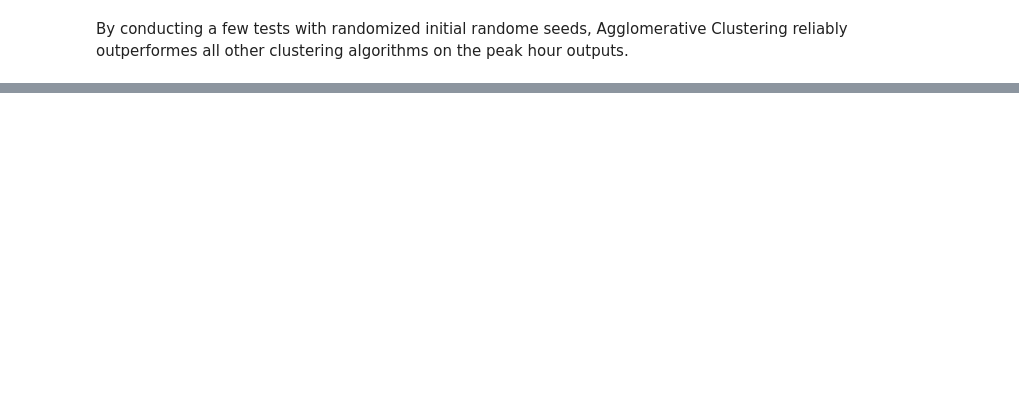
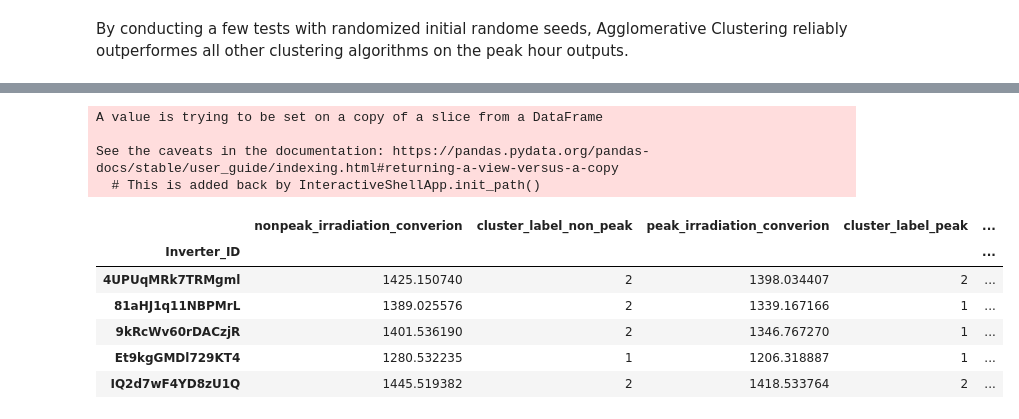
Before and after one commit to mx-hxh/colab-solar, a Jupyter notebook: Colab-Solar-Analysis-on-Solar-Plant-Output.ipynb, the cells around one changed output, grey strips where cells are left out. Drawn from its saved outputs; the diff is of its cells as text; code cells hidden in the pictures; blank space fills up the shorter version.

```diff
--- a/Colab-Solar-Analysis-on-Solar-Plant-Output.ipynb
+++ b/Colab-Solar-Analysis-on-Solar-Plant-Output.ipynb
@@ -737,3 +718,0 @@ dfPowerNonPeak
-# %%
-ahcPeak = AgglomerativeClustering(3).fit(dfPowerPeak)
-dfPowerPeak['cluster_label'] = ahcPeak.labels_
@@ -760,0 +746,17 @@ dfPowerPeak
+# %%
+dfPowerOutputHours = dfPowerNonPeak.merge(dfPowerPeak, left_index=True, right_index=True)
+dfPowerOutputHours = merge_labels(dfPowerOutputHours, 'cluster_label_non_peak', 'cluster_label_peak',
+             'cluster_label_all_day', np.arange(15))
+dfPowerOutputHours.head()
+# %% [output]
+A value is trying to be set on a copy of a slice from a DataFrame
+
+See the caveats in the documentation: https://pandas.pydata.org/pandas-docs/stable/user_guide/indexing.html#returning-a-view-versus-a-copy
+  # This is added back by InteractiveShellApp.init_path()
+|  | nonpeak_irradiation_converion | cluster_label_non_peak | peak_irradiation_converion | cluster_label_peak | ... |
+| Inverter_ID |  |  |  |  | ... |
+| 4UPUqMRk7TRMgml | 1425.150740 | 2 | 1398.034407 | 2 | ... |
+| 81aHJ1q11NBPMrL | 1389.025576 | 2 | 1339.167166 | 1 | ... |
+| 9kRcWv60rDACzjR | 1401.536190 | 2 | 1346.767270 | 1 | ... |
+| Et9kgGMDl729KT4 | 1280.532235 | 1 | 1206.318887 | 1 | ... |
+| IQ2d7wF4YD8zU1Q | 1445.519382 | 2 | 1418.533764 | 2 | ... |
```
Also changed, not shown: parts of 19 cells of this notebook.
